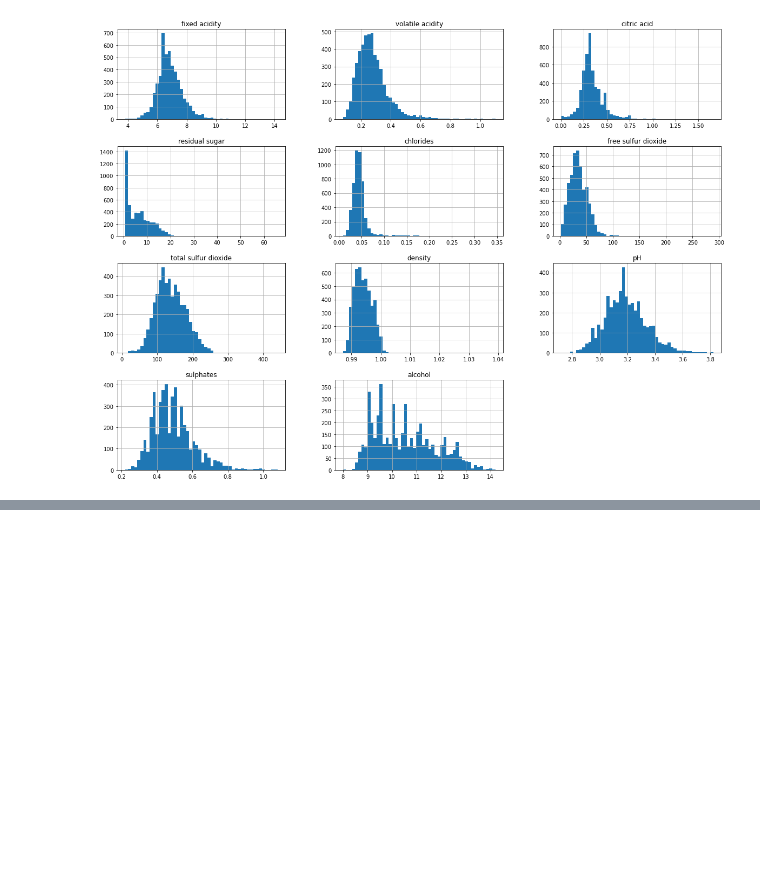
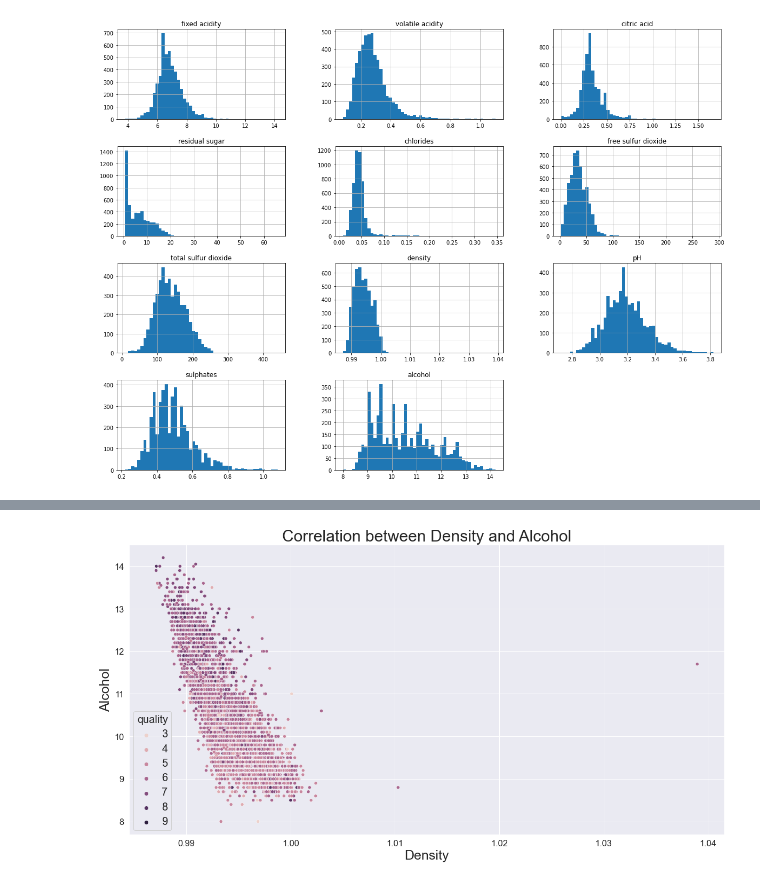
Before and after one commit to shaarick/F21DL, a Jupyter notebook: CW Wine Quality.ipynb, the cells around one changed output, grey strips where cells are left out. Cells and saved outputs as stored; diff of their text form; code cells hidden in the pictures; blank space fills up the shorter version.

```diff
--- a/CW Wine Quality.ipynb
+++ b/CW Wine Quality.ipynb
@@ -212,0 +187,11 @@ plt.show()
+# %%
+plt.figure(figsize=(20,10))
+fig = sns.scatterplot(y="alcohol", x="density", data=df, hue="quality")
+fig.set_title("Correlation between Density and Alcohol", fontsize=30)
+fig.set_xlabel("Density",fontsize=25)
+fig.set_ylabel("Alcohol", fontsize=25)
+plt.setp(fig.get_legend().get_title(), fontsize="20")
+plt.setp(fig.get_legend().get_texts(), fontsize="20")
+plt.show()
+# %% [output]
+[figure, added]
```
Also changed, not shown: parts of 30 cells of this notebook.
